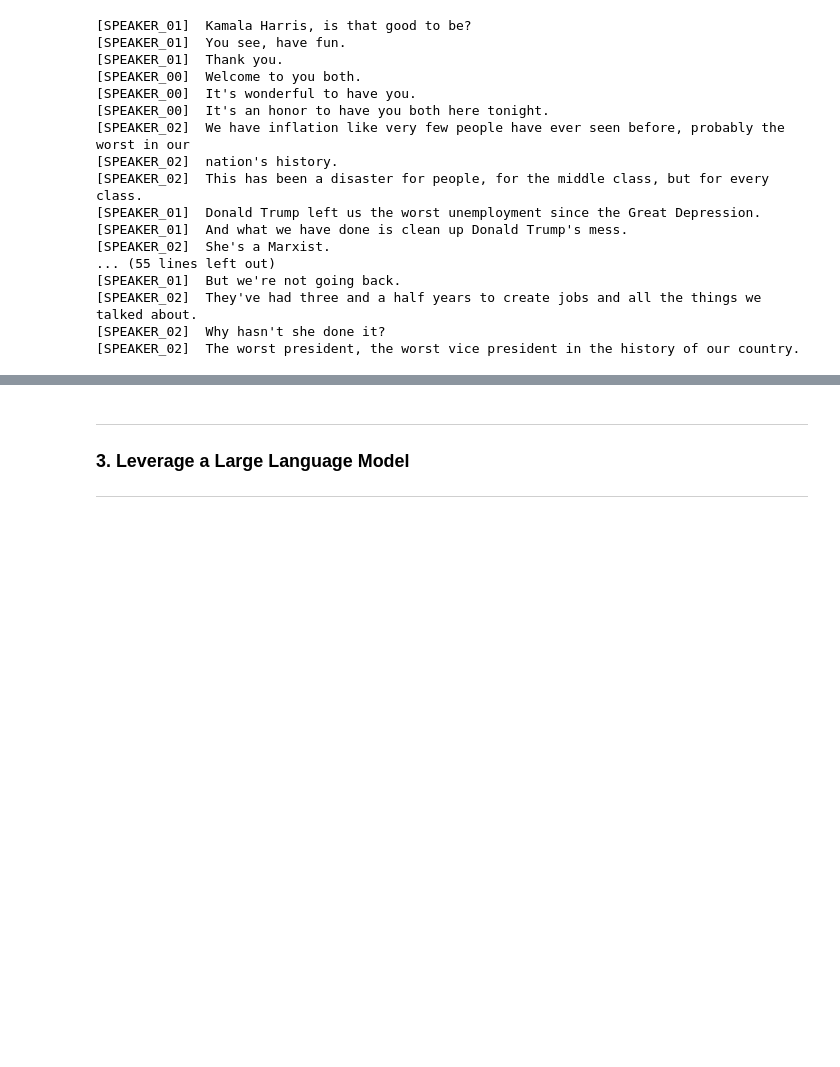
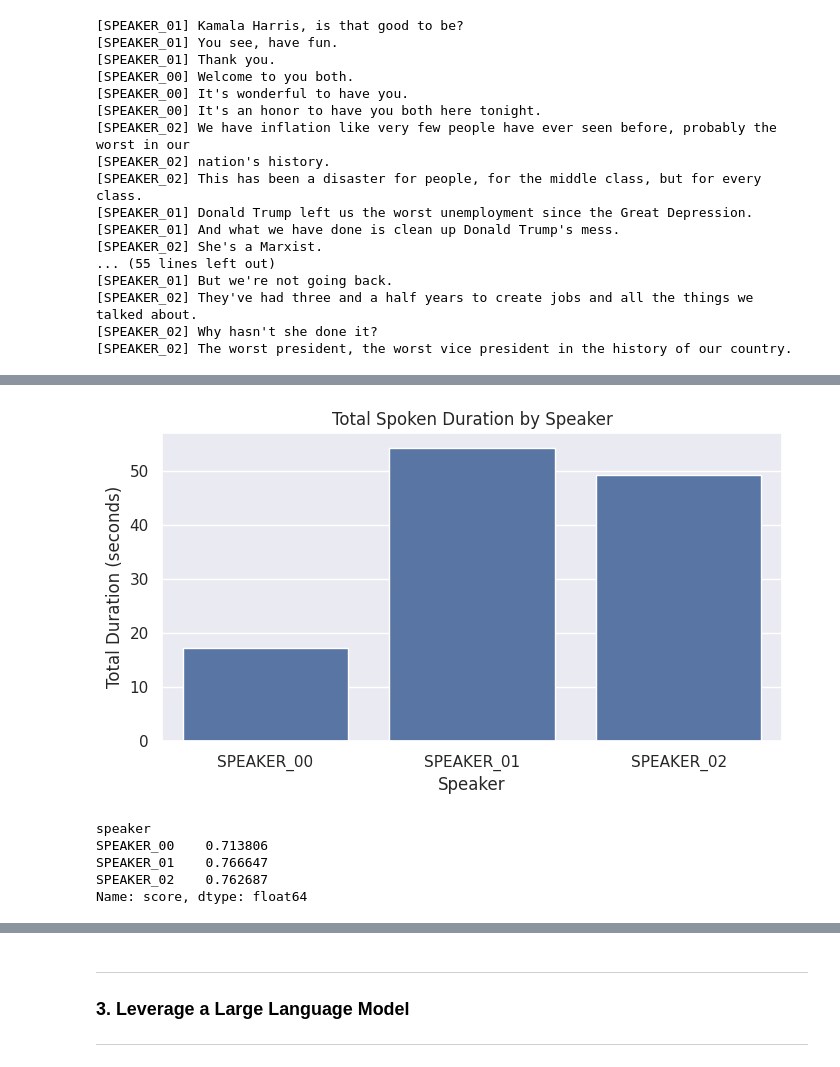
Before and after one commit to damienfarrell/machine-learning, a Jupyter notebook: project_1/project_1.ipynb, the cells around one changed output, grey strips where cells are left out. Cells and saved outputs as stored; diff of their text form; code cells hidden in the pictures; blank space fills up the shorter version.

```diff
--- a/project_1/project_1.ipynb
+++ b/project_1/project_1.ipynb
@@ -160,0 +193,22 @@ print(conversation)
+# %%
+# Calculate the duration for each word
+word_df['duration'] = word_df['end'] - word_df['start']
+word_duration = word_df.groupby('speaker', as_index=False)['duration'].sum()
+
+plt.figure(figsize=(8, 4))
+sns.barplot(data=word_duration, x='speaker', y='duration')
+plt.title("Total Spoken Duration by Speaker")
+plt.xlabel("Speaker")
+plt.ylabel("Total Duration (seconds)")
+plt.show()
+# %% [output]
+[figure, added]
+# %%
+avg_scores = word_df.groupby('speaker')['score'].mean()
+avg_scores
+# %% [output]
+speaker
+SPEAKER_00    0.713806
+SPEAKER_01    0.766647
+SPEAKER_02    0.762687
+Name: score, dtype: float64
```
Also changed, not shown: parts of 8 cells of this notebook.
